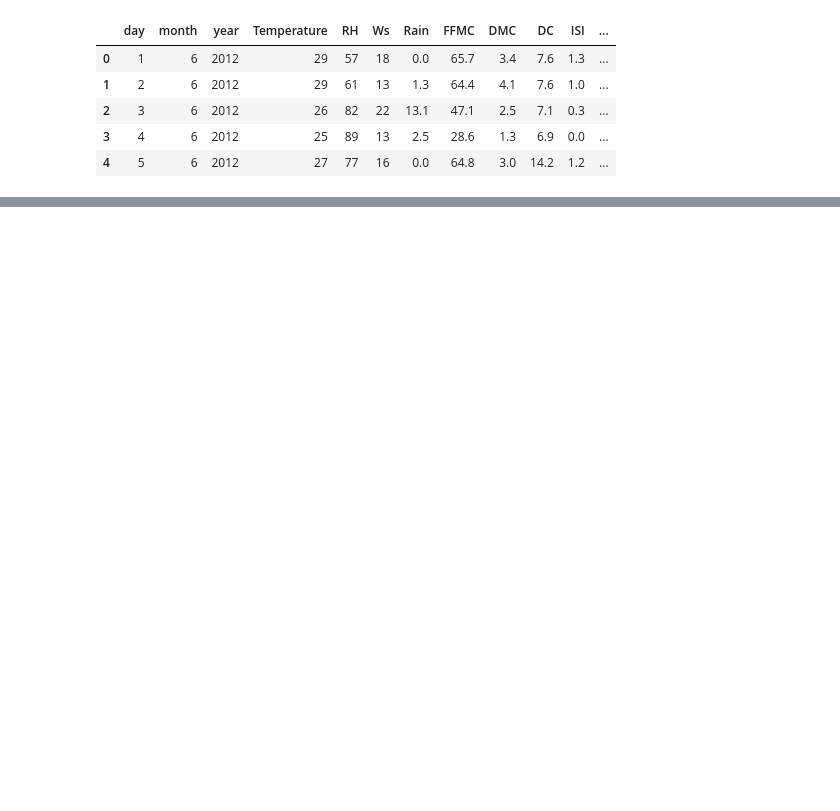
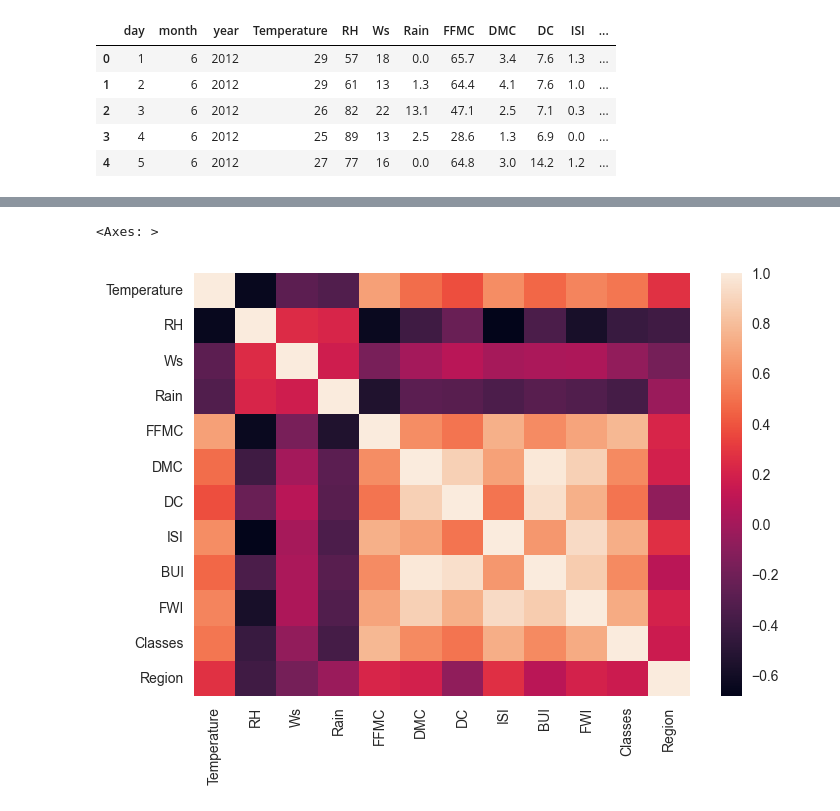
Before and after one commit to JITESH-KUMAR05/myGenAIPrac, a Jupyter notebook: MLBasics/Ridge_lesso_elasticnet/AlgerianFire.ipynb, the cells around one changed output, grey strips where cells are left out. Saved outputs shown, nothing was run; the diff lists cells and outputs as text; code cells hidden in the pictures; blank space fills up the shorter version.

```diff
--- a/MLBasics/Ridge_lesso_elasticnet/AlgerianFire.ipynb
+++ b/MLBasics/Ridge_lesso_elasticnet/AlgerianFire.ipynb
@@ -345,0 +434,5 @@ df.head()
+# %%
+sns.heatmap(df_copy.corr())
+# %% [output]
+<Axes: >
+[figure, added]
```
Also changed, not shown: parts of 18 cells of this notebook, 1 other file.
